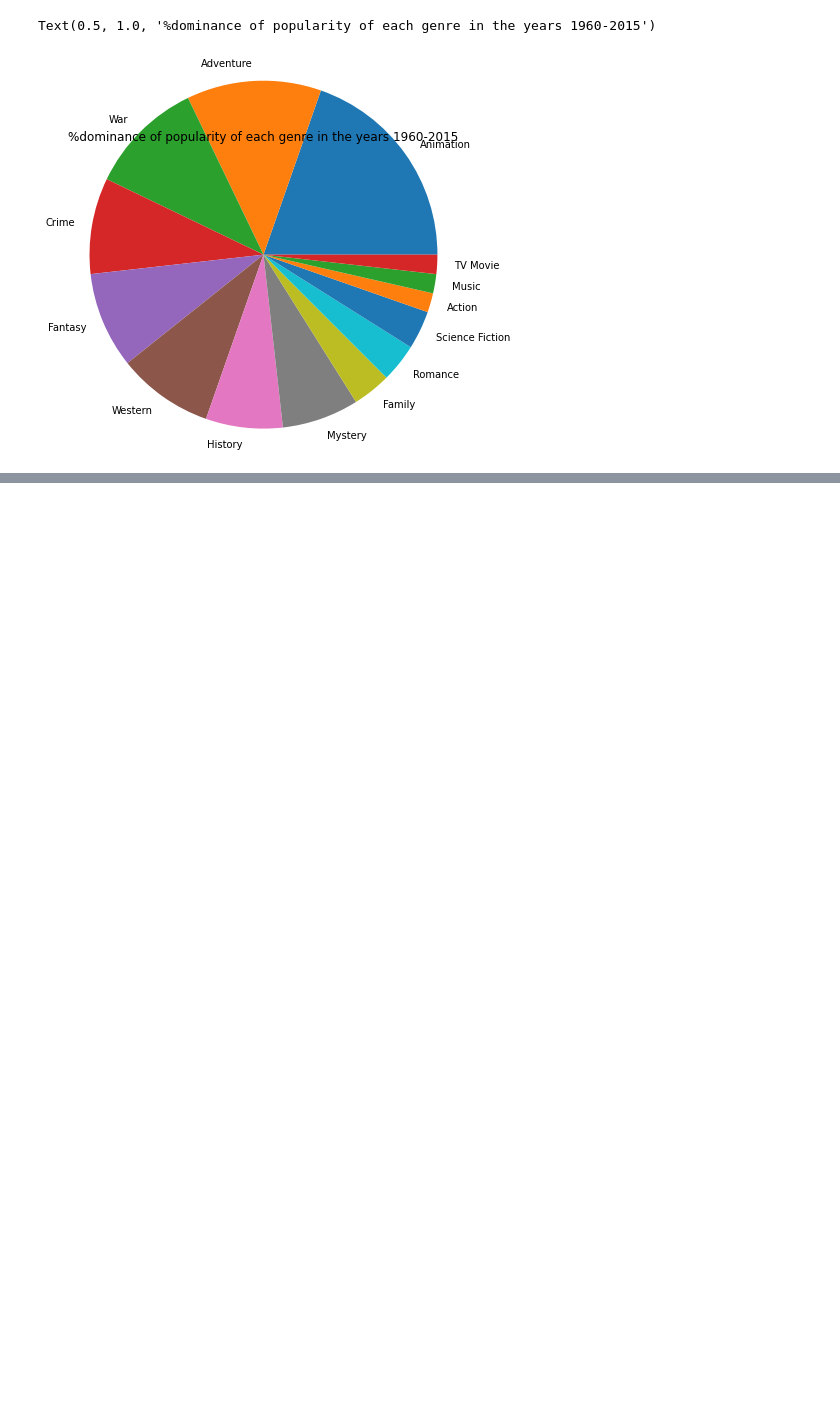
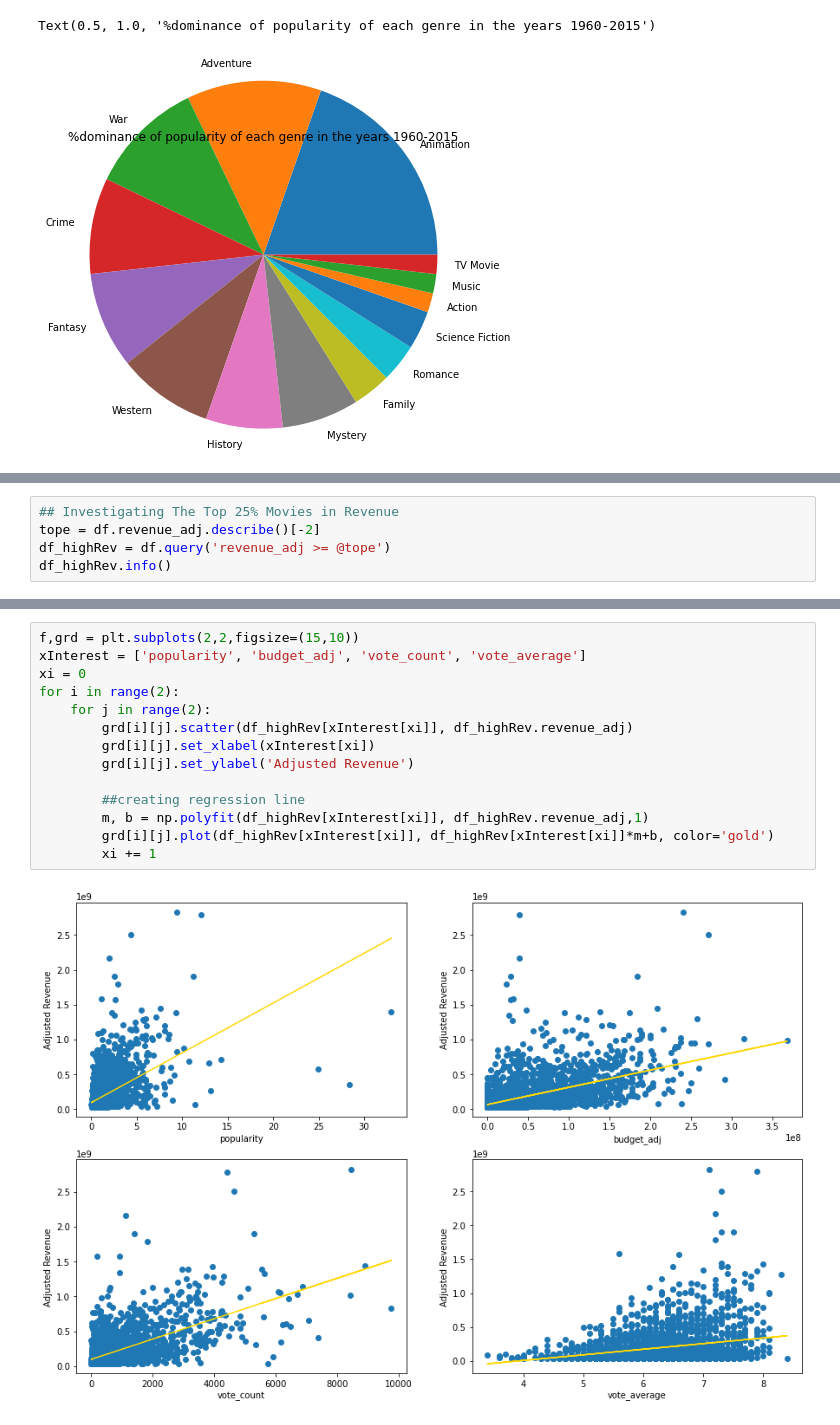
Before and after one commit to Noor-Nizar/FWD_DataAnalytics, a Jupyter notebook: proj.ipynb, the cells around one changed output, grey strips where cells are left out. Drawn from its saved outputs; the diff is of its cells as text; blank space fills up the shorter version.

```diff
--- a/proj.ipynb
+++ b/proj.ipynb
@@ -94,0 +127,5 @@ for x in range(5):
+# %%
+## Investigating The Top 25% Movies in Revenue
+tope = df.revenue_adj.describe()[-2]
+df_highRev = df.query('revenue_adj >= @tope')
+df_highRev.info()
@@ -94,0 +150,16 @@ for x in range(5):
+# %%
+f,grd = plt.subplots(2,2,figsize=(15,10))
+xInterest = ['popularity', 'budget_adj', 'vote_count', 'vote_average']
+xi = 0
+for i in range(2):
+    for j in range(2):
+        grd[i][j].scatter(df_highRev[xInterest[xi]], df_highRev.revenue_adj)
+        grd[i][j].set_xlabel(xInterest[xi])
+        grd[i][j].set_ylabel('Adjusted Revenue')
+
+        ##creating regression line
+        m, b = np.polyfit(df_highRev[xInterest[xi]], df_highRev.revenue_adj,1)
+        grd[i][j].plot(df_highRev[xInterest[xi]], df_highRev[xInterest[xi]]*m+b, color='gold')
+        xi += 1
+# %% [output]
+[figure, added]
```
Also changed, not shown: parts of 14 cells of this notebook.
